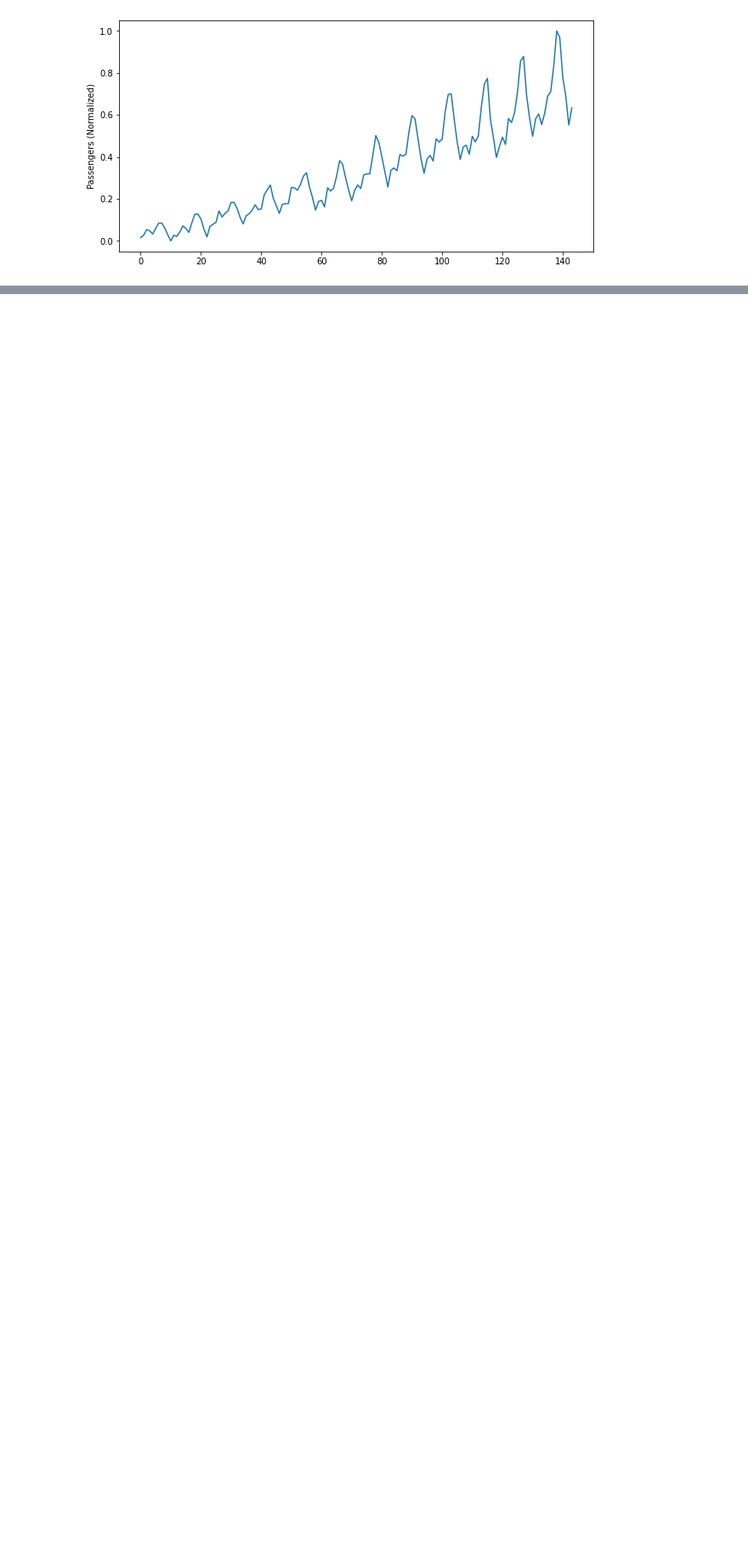
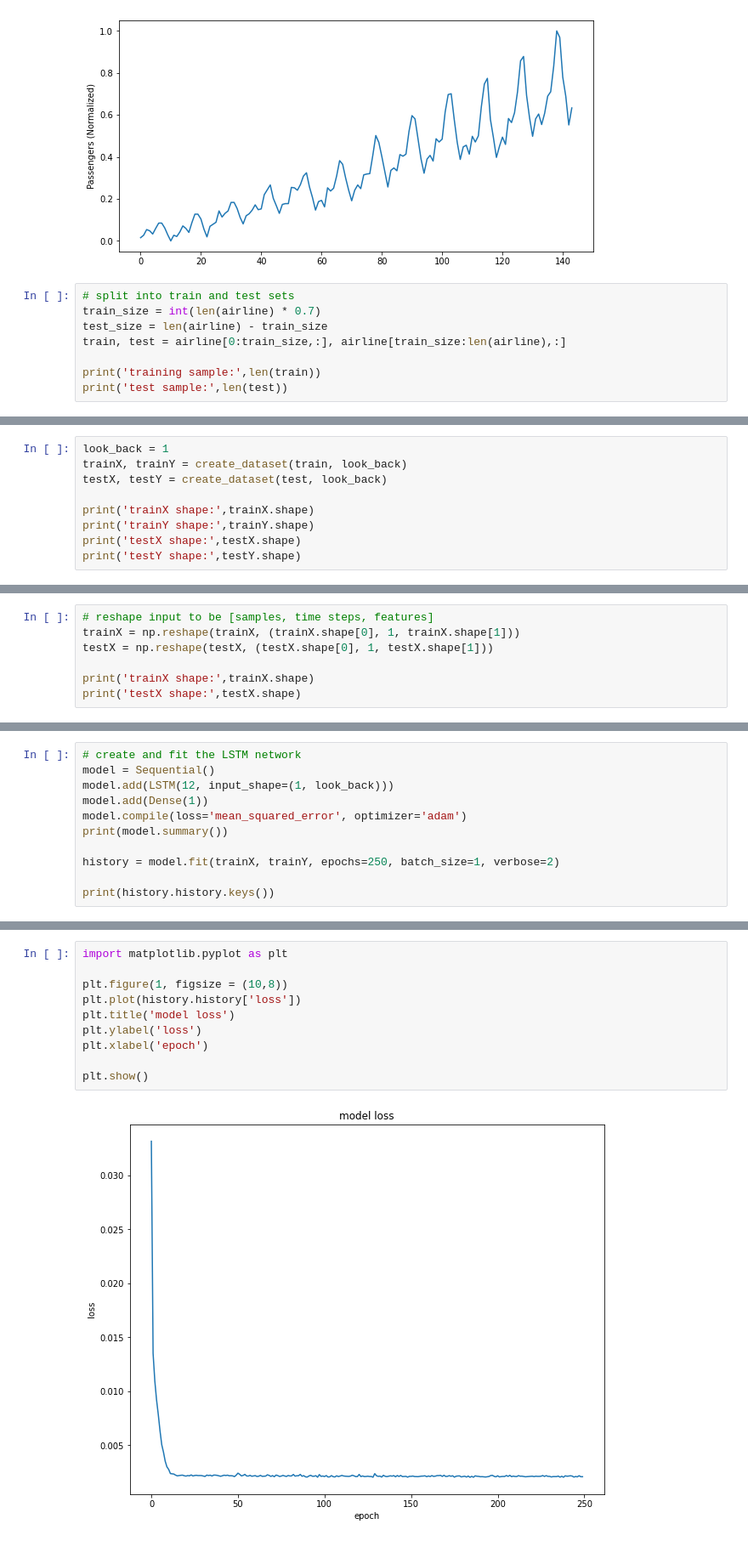
Before and after one commit to cisirtraining/summerschool, a Jupyter notebook: Day2_LSTM_timeseries_prediction.ipynb, the cells around one changed output, grey strips where cells are left out. Shown at 85% size. Saved outputs shown, nothing was run; the diff lists cells and outputs as text; blank space fills up the shorter version.

```diff
--- a/Day2_LSTM_timeseries_prediction.ipynb
+++ b/Day2_LSTM_timeseries_prediction.ipynb
@@ -600,3 +600,11 @@ normalized: [[0.01544401]
 max value: 1.0
 min value 0.0
 [figure]
+# %%
+# split into train and test sets
+train_size = int(len(airline) * 0.7)
+test_size = len(airline) - train_size
+train, test = airline[0:train_size,:], airline[train_size:len(airline),:]
+
+print('training sample:',len(train))
+print('test sample:',len(test))
@@ -602,0 +632,9 @@ min value 0.0
+# %%
+look_back = 1
+trainX, trainY = create_dataset(train, look_back)
+testX, testY = create_dataset(test, look_back)
+
+print('trainX shape:',trainX.shape)
+print('trainY shape:',trainY.shape)
+print('testX shape:',testX.shape)
+print('testY shape:',testY.shape)
@@ -602,0 +651,7 @@ min value 0.0
+# %%
+# reshape input to be [samples, time steps, features]
+trainX = np.reshape(trainX, (trainX.shape[0], 1, trainX.shape[1]))
+testX = np.reshape(testX, (testX.shape[0], 1, testX.shape[1]))
+
+print('trainX shape:',trainX.shape)
+print('testX shape:',testX.shape)
@@ -602,0 +661,11 @@ min value 0.0
+# %%
+# create and fit the LSTM network
+model = Sequential()
+model.add(LSTM(12, input_shape=(1, look_back)))
+model.add(Dense(1))
+model.compile(loss='mean_squared_error', optimizer='adam')
+print(model.summary())
+
+history = model.fit(trainX, trainY, epochs=250, batch_size=1, verbose=2)
+
+print(history.history.keys())
@@ -602,0 +690,12 @@ min value 0.0
+# %%
+import matplotlib.pyplot as plt
+
+plt.figure(1, figsize = (10,8))
+plt.plot(history.history['loss'])
+plt.title('model loss')
+plt.ylabel('loss')
+plt.xlabel('epoch')
+
+plt.show()
+# %% [output]
+[figure, added]
```
Also changed, not shown: parts of 11 cells of this notebook.
